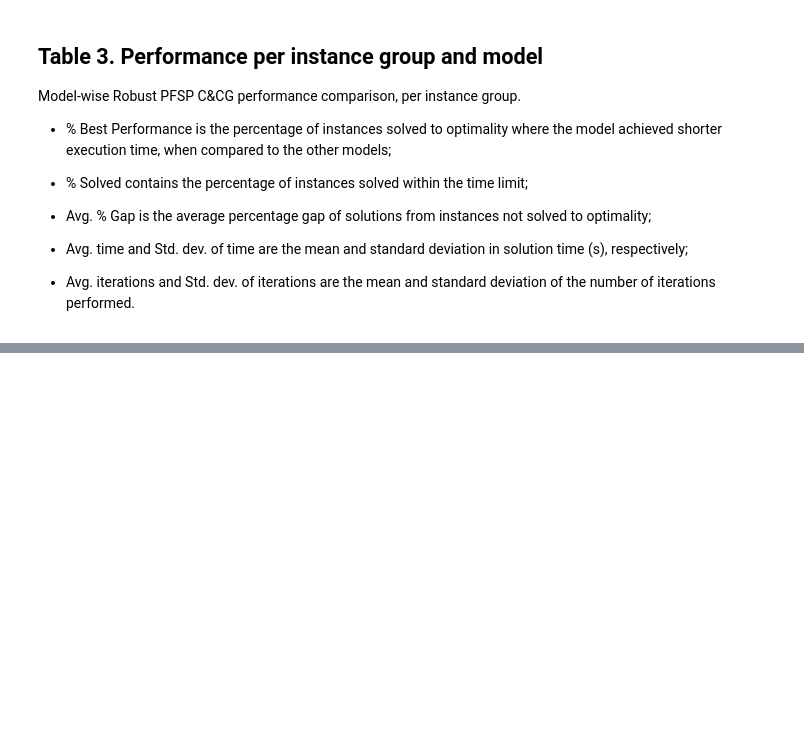
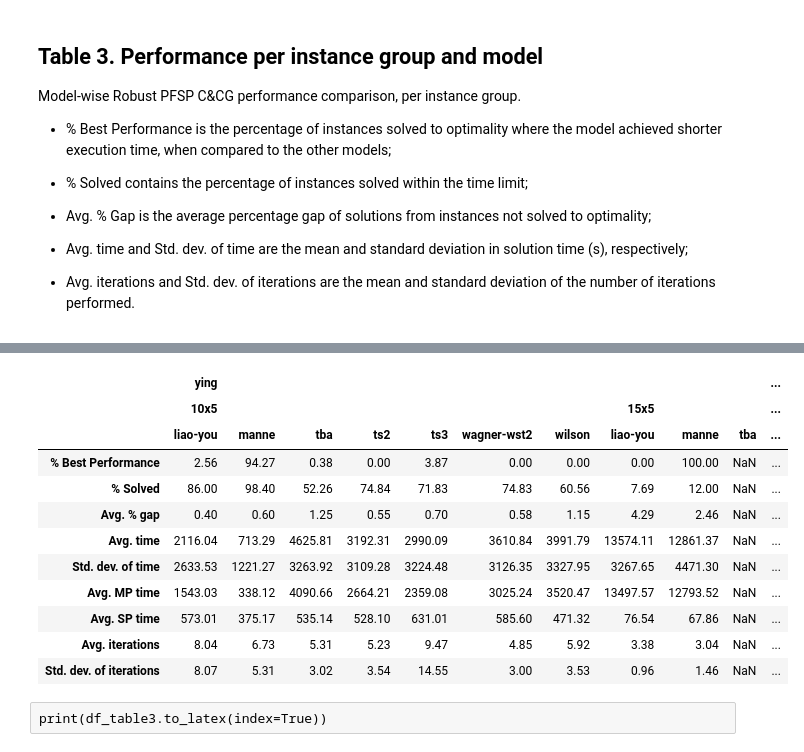
Before and after one commit to levorato/RPFS_Budget_TWCT_sourcecode, a Jupyter notebook: 0.3_RPFS_TWCT_CCG_Result_Summary_Tables.ipynb, the cells around one changed output, grey strips where cells are left out. Drawn from its saved outputs; the diff is of its cells as text; code cells hidden in the pictures; blank space fills up the shorter version.

```diff
--- a/0.3_RPFS_TWCT_CCG_Result_Summary_Tables.ipynb
+++ b/0.3_RPFS_TWCT_CCG_Result_Summary_Tables.ipynb
@@ -303,0 +477,19 @@ print(df_table3.to_latex(index=True))
+# %%
+pd.set_option('display.max_columns', None)
+allowed_keys = [(x, y, z) for (x, y, z) in per_instance_stats.keys() if (x == 'ying' and y in ['10x5', '15x5'])]
+per_instance_stats2 = { your_key: per_instance_stats[your_key] for your_key in allowed_keys }
+df_table3b = pd.DataFrame.from_dict(per_instance_stats2)
+df_table3b
+# %% [output]
+|  | ying |  |  |  |  |  |  |  |  |  | ... |
+|  | 10x5 |  |  |  |  |  |  | 15x5 |  |  | ... |
+|  | liao-you | manne | tba | ts2 | ts3 | wagner-wst2 | wilson | liao-you | manne | tba | ... |
+| % Best Performance | 2.56 | 94.27 | 0.38 | 0.00 | 3.87 | 0.00 | 0.00 | 0.00 | 100.00 | NaN | ... |
+| % Solved | 86.00 | 98.40 | 52.26 | 74.84 | 71.83 | 74.83 | 60.56 | 7.69 | 12.00 | NaN | ... |
+| Avg. % gap | 0.40 | 0.60 | 1.25 | 0.55 | 0.70 | 0.58 | 1.15 | 4.29 | 2.46 | NaN | ... |
+| Avg. time | 2116.04 | 713.29 | 4625.81 | 3192.31 | 2990.09 | 3610.84 | 3991.79 | 13574.11 | 12861.37 | NaN | ... |
+| Std. dev. of time | 2633.53 | 1221.27 | 3263.92 | 3109.28 | 3224.48 | 3126.35 | 3327.95 | 3267.65 | 4471.30 | NaN | ... |
+| Avg. MP time | 1543.03 | 338.12 | 4090.66 | 2664.21 | 2359.08 | 3025.24 | 3520.47 | 13497.57 | 12793.52 | NaN | ... |
+| Avg. SP time | 573.01 | 375.17 | 535.14 | 528.10 | 631.01 | 585.60 | 471.32 | 76.54 | 67.86 | NaN | ... |
+| Avg. iterations | 8.04 | 6.73 | 5.31 | 5.23 | 9.47 | 4.85 | 5.92 | 3.38 | 3.04 | NaN | ... |
+| Std. dev. of iterations | 8.07 | 5.31 | 3.02 | 3.54 | 14.55 | 3.00 | 3.53 | 0.96 | 1.46 | NaN | ... |
@@ -303,0 +515,2 @@ print(df_table3.to_latex(index=True))
+# %% [raw]
+print(df_table3.to_latex(index=True))
```
Also changed, not shown: parts of 25 cells of this notebook, 2 other files.
